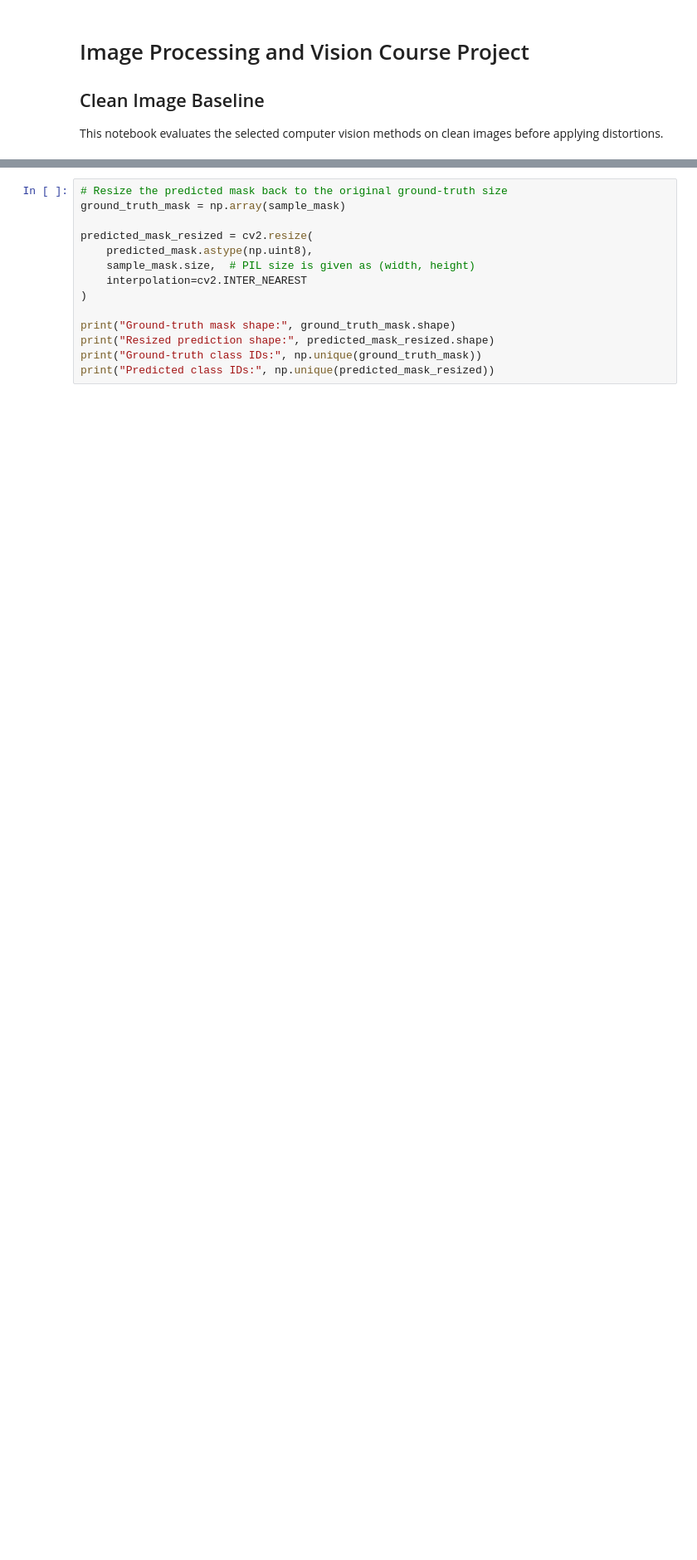
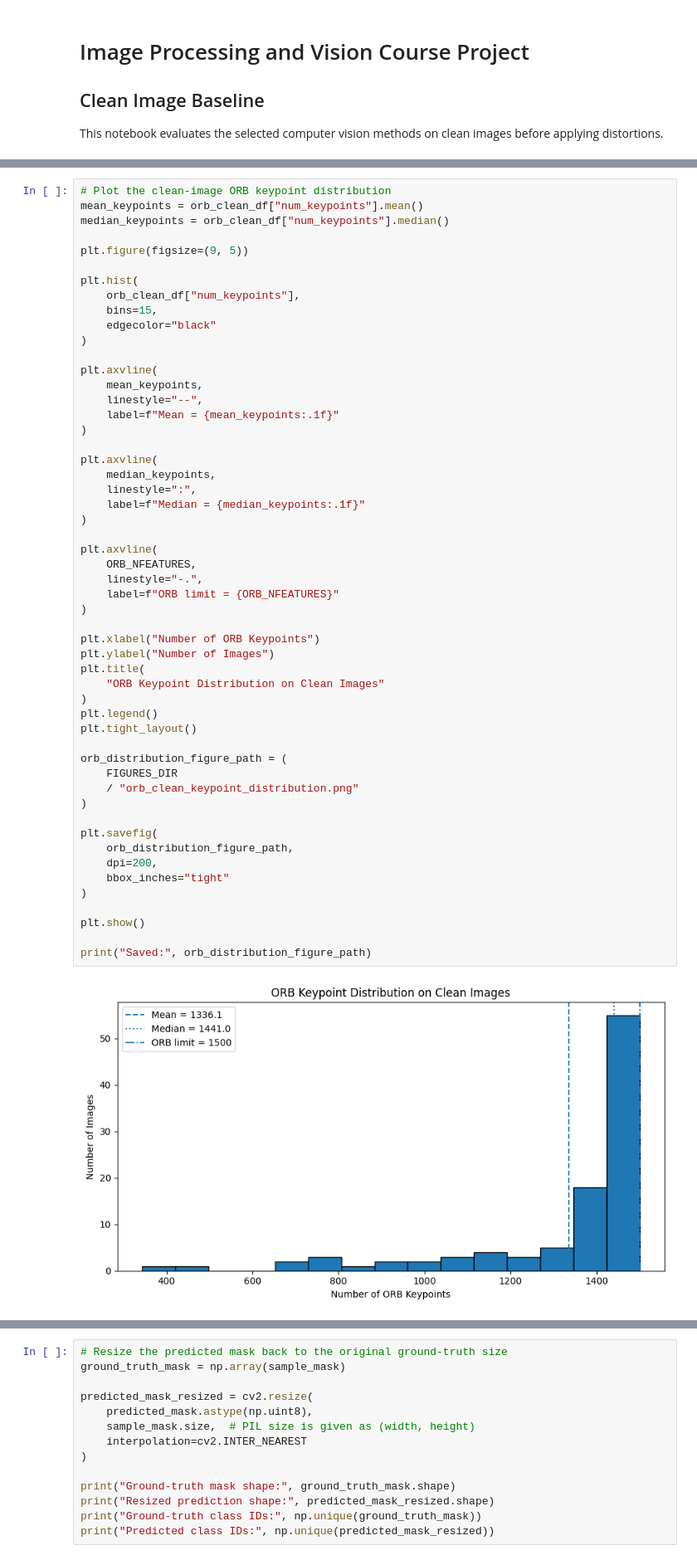
Before and after one commit to Eve-Yatzkan/Image_proccessing_project, a Jupyter notebook: notebooks/02_clean_baseline.ipynb, the cells around one changed output, grey strips where cells are left out. Shown at 83% size. Drawn from its saved outputs; the diff is of its cells as text; blank space fills up the shorter version.

```diff
--- a/notebooks/02_clean_baseline.ipynb
+++ b/notebooks/02_clean_baseline.ipynb
@@ -179,0 +465,55 @@ Images reaching the maximum: 18
+# %%
+# Plot the clean-image ORB keypoint distribution
+mean_keypoints = orb_clean_df["num_keypoints"].mean()
+median_keypoints = orb_clean_df["num_keypoints"].median()
+
+plt.figure(figsize=(9, 5))
+
+plt.hist(
+    orb_clean_df["num_keypoints"],
+    bins=15,
+    edgecolor="black"
+)
+
+plt.axvline(
+    mean_keypoints,
+    linestyle="--",
+    label=f"Mean = {mean_keypoints:.1f}"
+)
+
+plt.axvline(
+    median_keypoints,
+    linestyle=":",
+    label=f"Median = {median_keypoints:.1f}"
+)
+
+plt.axvline(
+    ORB_NFEATURES,
+    linestyle="-.",
+    label=f"ORB limit = {ORB_NFEATURES}"
+)
+
+plt.xlabel("Number of ORB Keypoints")
+plt.ylabel("Number of Images")
+plt.title(
+    "ORB Keypoint Distribution on Clean Images"
+)
+plt.legend()
+plt.tight_layout()
+
+orb_distribution_figure_path = (
+    FIGURES_DIR
+    / "orb_clean_keypoint_distribution.png"
+)
+
+plt.savefig(
+    orb_distribution_figure_path,
+    dpi=200,
+    bbox_inches="tight"
+)
+
+plt.show()
+
+print("Saved:", orb_distribution_figure_path)
+# %% [output]
+[figure, added]
```
Also changed, not shown: parts of 38 cells of this notebook.
